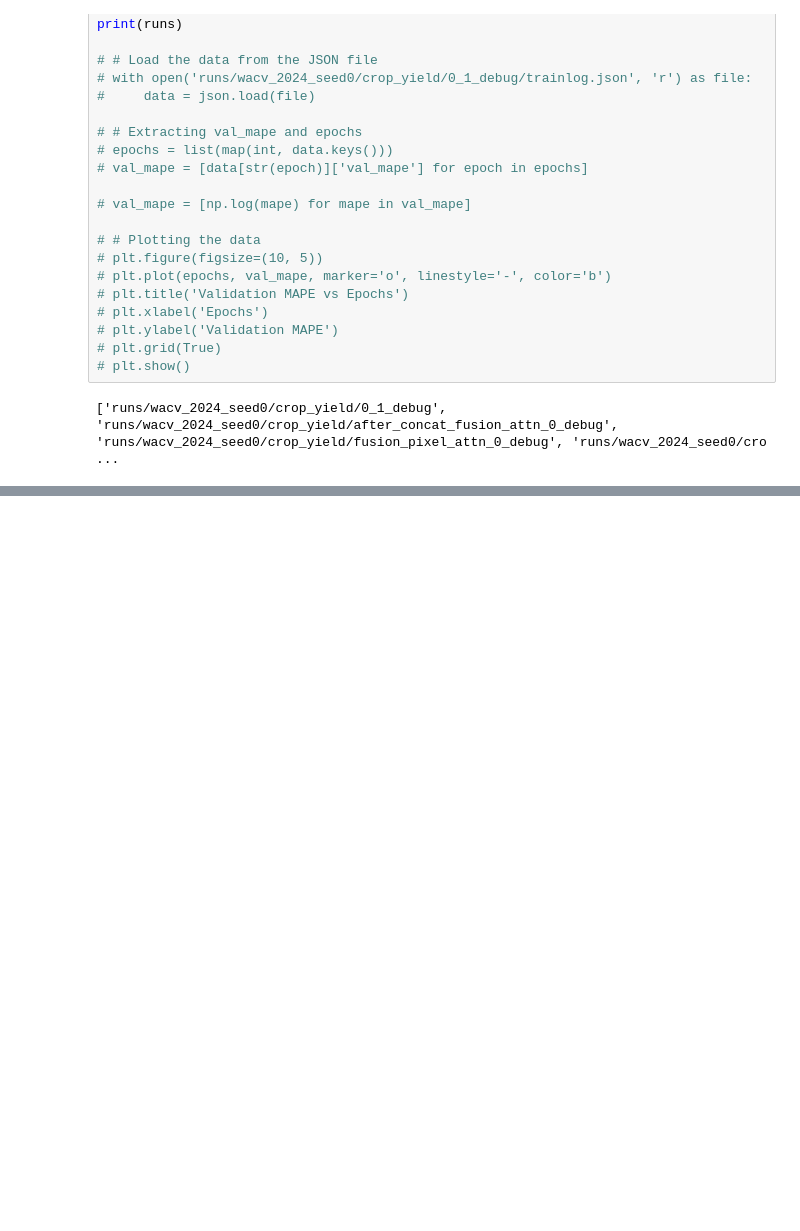
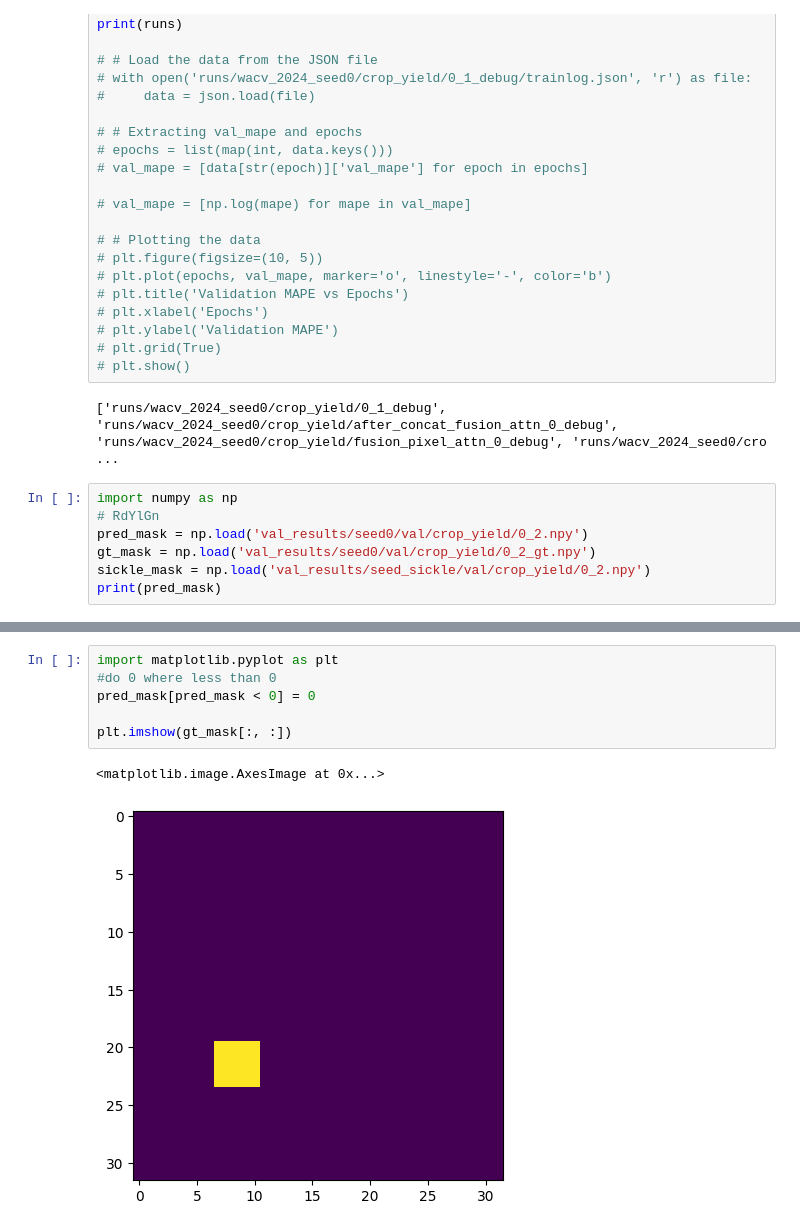
Before and after one commit to Amnx404/SICKLE, a Jupyter notebook: plot_mape.ipynb, the cells around one changed output, grey strips where cells are left out. Saved outputs shown, nothing was run; the diff lists cells and outputs as text; blank space fills up the shorter version.

```diff
--- a/plot_mape.ipynb
+++ b/plot_mape.ipynb
@@ -54,3 +55,10 @@ print(runs)
 # plt.show()
 # %% [output]
 ['runs/wacv_2024_seed0/crop_yield/0_1_debug', 'runs/wacv_2024_seed0/crop_yield/after_concat_fusion_attn_0_debug', 'runs/wacv_2024_seed0/crop_yield/fusion_pixel_attn_0_debug', 'runs/wacv_2024_seed0/cro ...
+# %%
+import numpy as np
+# RdYlGn
+pred_mask = np.load('val_results/seed0/val/crop_yield/0_2.npy')
+gt_mask = np.load('val_results/seed0/val/crop_yield/0_2_gt.npy')
+sickle_mask = np.load('val_results/seed_sickle/val/crop_yield/0_2.npy')
+print(pred_mask)
@@ -56,0 +79,9 @@ print(runs)
+# %%
+import matplotlib.pyplot as plt
+#do 0 where less than 0
+pred_mask[pred_mask < 0] = 0
+
+plt.imshow(gt_mask[:, :])
+# %% [output]
+<matplotlib.image.AxesImage at 0x...>
+[figure, added]
```
Also changed, not shown: parts of 11 cells of this notebook, 31 other files.
